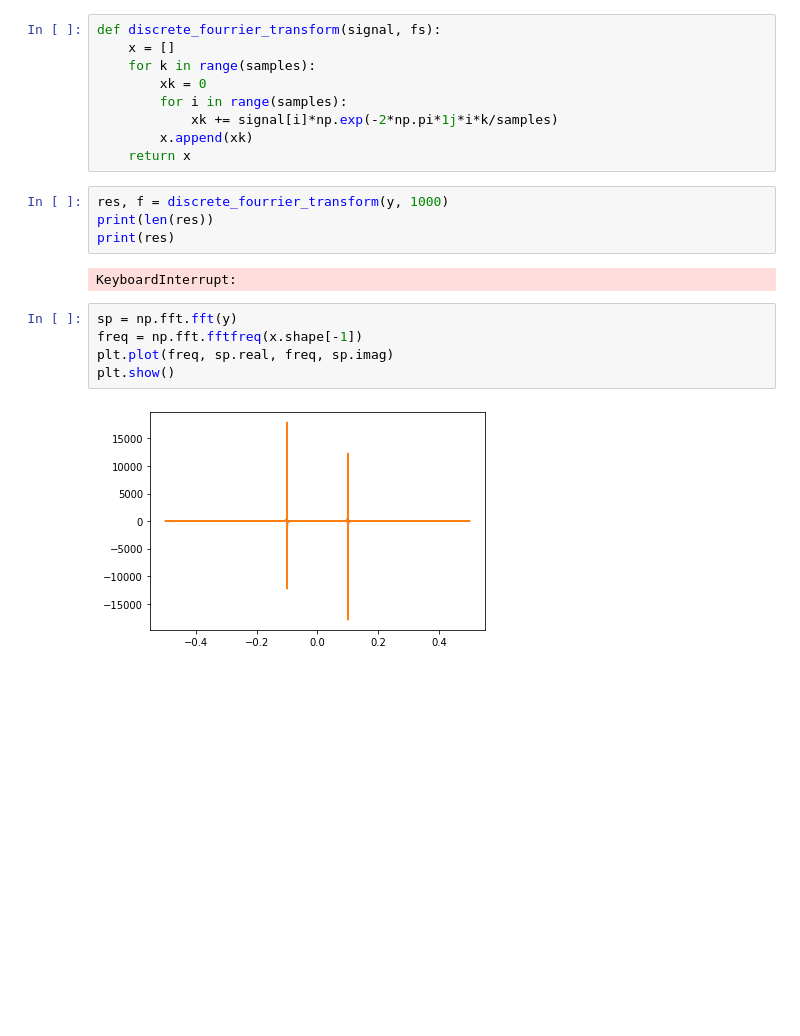
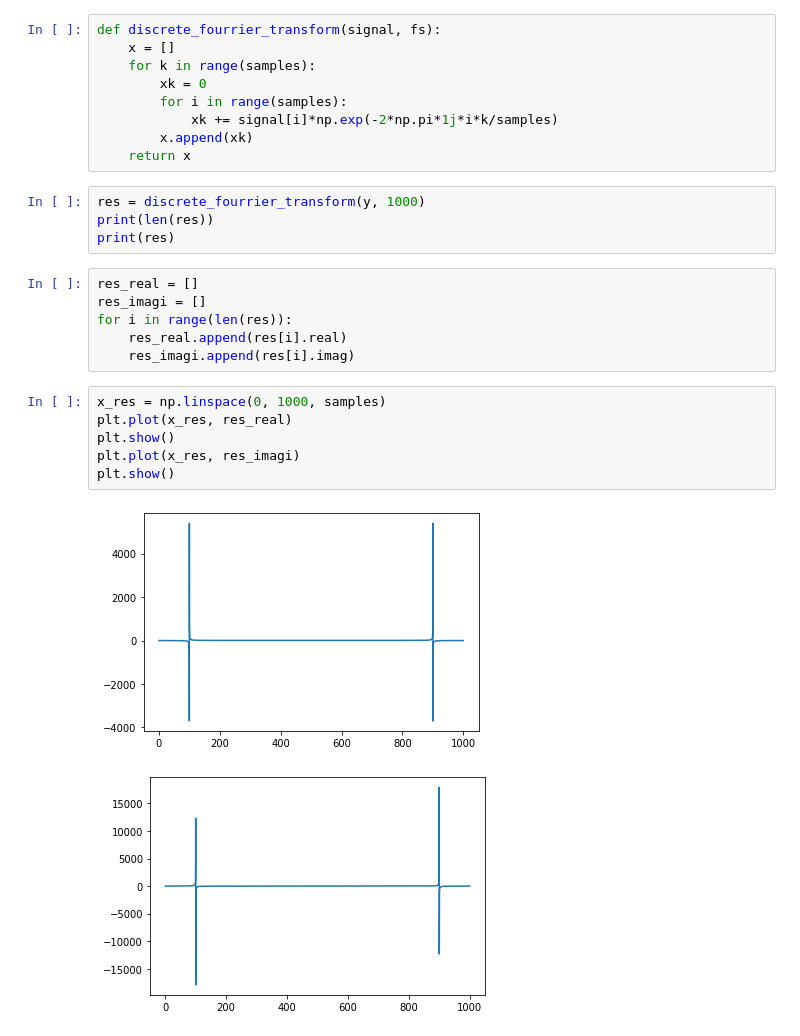
Before and after one commit to Remyb98/5I-SI4, a Jupyter notebook: TP2/Rapport.ipynb, the cells around one changed output. Cells and saved outputs as stored; diff of their text form; blank space fills up the shorter version.

```diff
--- a/TP2/Rapport.ipynb
+++ b/TP2/Rapport.ipynb
@@ -95,15 +95,21 @@ def discrete_fourrier_transform(signal, fs):
         x.append(xk)
     return x
 # %%
-res, f = discrete_fourrier_transform(y, 1000)
+res = discrete_fourrier_transform(y, 1000)
 print(len(res))
 print(res)
-# %% [output]
-KeyboardInterrupt:
 # %%
-sp = np.fft.fft(y)
-freq = np.fft.fftfreq(x.shape[-1])
-plt.plot(freq, sp.real, freq, sp.imag)
-plt.show()
+res_real = []
+res_imagi = []
+for i in range(len(res)):
+    res_real.append(res[i].real)
+    res_imagi.append(res[i].imag)
-# %% [output]
-[figure, removed]
+# %%
+x_res = np.linspace(0, 1000, samples)
+plt.plot(x_res, res_real)
+plt.show()
+plt.plot(x_res, res_imagi)
+plt.show()
+# %% [output]
+[figure, added]
+[figure, added]
```
Also changed, not shown: parts of 3 cells of this notebook.
